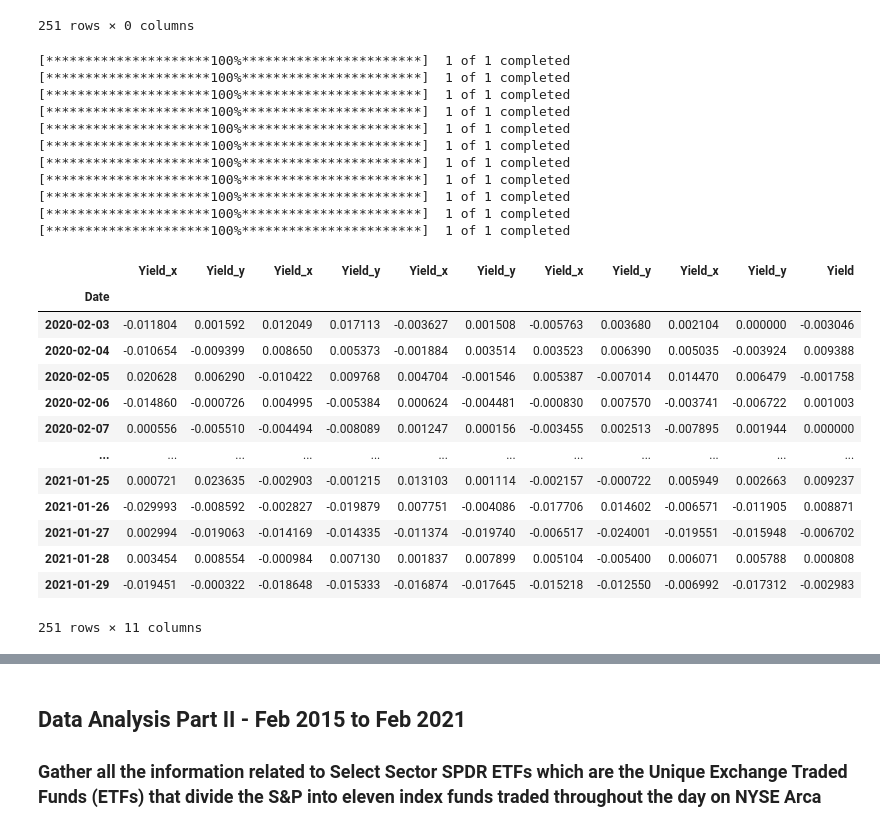
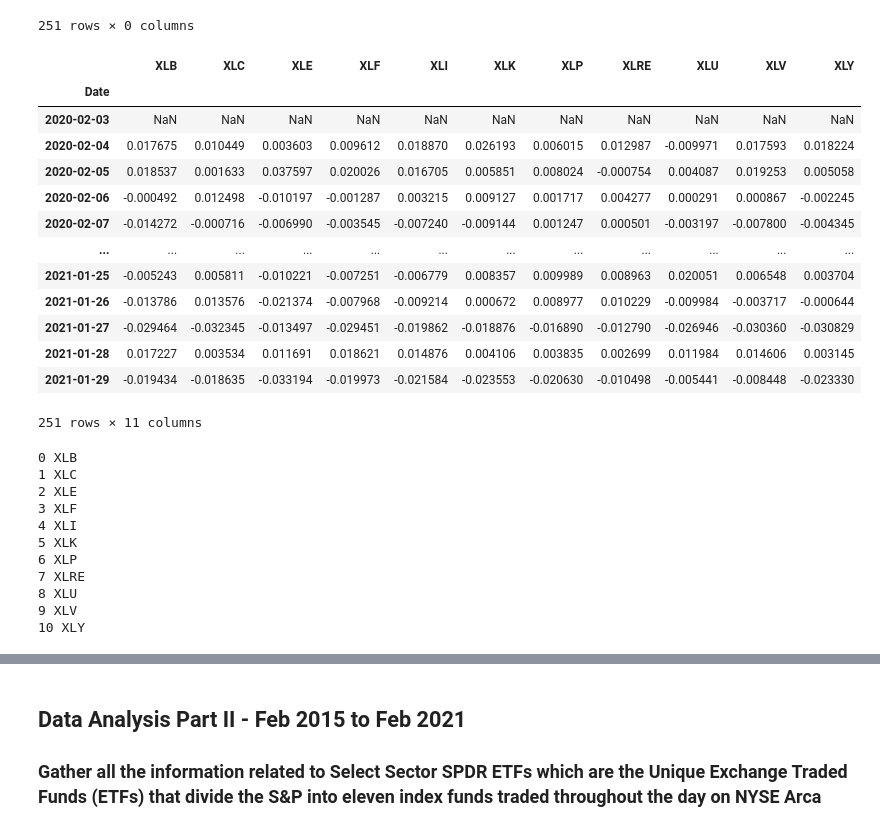
Before and after one commit to Rcidm1994/Project1, a Jupyter notebook: Industry_Performance.ipynb, the cells around one changed output, grey strips where cells are left out. Saved outputs shown, nothing was run; the diff lists cells and outputs as text; code cells hidden in the pictures.

```diff
--- a/Industry_Performance.ipynb
+++ b/Industry_Performance.ipynb
@@ -217,46 +217,37 @@ test
 | 2021-01-28 |
 | 2021-01-29 |
 251 rows × 0 columns
-# %%
-# Earning Anlysis - Calculate the daily change between the close and open price
-ETF = 'XLE XLU XLK XLB XLP XLY XLI XLC XLV XLF XLRE'.split()
-
-# Start creating a new dataframe with dates column of the prior df as an index
-daily_earnings = pd.DataFrame(index= [etf_data.index])
-
-# Iterate through the ETFs lists to gather their data one by one
-for ticker in ETF:
-    data = yf.download(tickers = ticker, start='2020-02-01', end='2021-02-01')
-    # Calculate the daily change (close price - open price) / open price, save the values into a new column
-    data['Yield'] = (data['Close'] - data['Open'])/data['Open']
-    # Merge the results on Date column
-    daily_earnings = daily_earnings.merge(data['Yield'], on='Date')
-
-
-daily_earnings
-# %% [output]
-[*********************100%***********************]  1 of 1 completed
-[*********************100%***********************]  1 of 1 completed
-[*********************100%***********************]  1 of 1 completed
-[*********************100%***********************]  1 of 1 completed
-[*********************100%***********************]  1 of 1 completed
-[*********************100%***********************]  1 of 1 completed
-[*********************100%***********************]  1 of 1 completed
-[*********************100%***********************]  1 of 1 completed
-[*********************100%***********************]  1 of 1 completed
-[*********************100%***********************]  1 of 1 completed
-[*********************100%***********************]  1 of 1 completed
-|  | Yield_x | Yield_y | Yield_x | Yield_y | Yield_x | Yield_y | Yield_x | Yield_y | Yield_x | Yield_y | Yield |
-| Date |  |  |  |  |  |  |  |  |  |  |  |
-| 2020-02-03 | -0.011804 | 0.001592 | 0.012049 | 0.017113 | -0.003627 | 0.001508 | -0.005763 | 0.003680 | 0.002104 | 0.000000 | -0.003046 |
-| 2020-02-04 | -0.010654 | -0.009399 | 0.008650 | 0.005373 | -0.001884 | 0.003514 | 0.003523 | 0.006390 | 0.005035 | -0.003924 | 0.009388 |
-| 2020-02-05 | 0.020628 | 0.006290 | -0.010422 | 0.009768 | 0.004704 | -0.001546 | 0.005387 | -0.007014 | 0.014470 | 0.006479 | -0.001758 |
-| 2020-02-06 | -0.014860 | -0.000726 | 0.004995 | -0.005384 | 0.000624 | -0.004481 | -0.000830 | 0.007570 | -0.003741 | -0.006722 | 0.001003 |
-| 2020-02-07 | 0.000556 | -0.005510 | -0.004494 | -0.008089 | 0.001247 | 0.000156 | -0.003455 | 0.002513 | -0.007895 | 0.001944 | 0.000000 |
-| ... | ... | ... | ... | ... | ... | ... | ... | ... | ... | ... | ... |
-| 2021-01-25 | 0.000721 | 0.023635 | -0.002903 | -0.001215 | 0.013103 | 0.001114 | -0.002157 | -0.000722 | 0.005949 | 0.002663 | 0.009237 |
-| 2021-01-26 | -0.029993 | -0.008592 | -0.002827 | -0.019879 | 0.007751 | -0.004086 | -0.017706 | 0.014602 | -0.006571 | -0.011905 | 0.008871 |
-| 2021-01-27 | 0.002994 | -0.019063 | -0.014169 | -0.014335 | -0.011374 | -0.019740 | -0.006517 | -0.024001 | -0.019551 | -0.015948 | -0.006702 |
-| 2021-01-28 | 0.003454 | 0.008554 | -0.000984 | 0.007130 | 0.001837 | 0.007899 | 0.005104 | -0.005400 | 0.006071 | 0.005788 | 0.000808 |
-| 2021-01-29 | -0.019451 | -0.000322 | -0.018648 | -0.015333 | -0.016874 | -0.017645 | -0.015218 | -0.012550 | -0.006992 | -0.017312 | -0.002983 |
-251 rows × 11 columns
+# %%
+# Earning Anlysis - Calculate the daily change between the close and open price
+daily_earnings = close.pct_change()
+daily_earnings
+# %% [output]
+|  | XLB | XLC | XLE | XLF | XLI | XLK | XLP | XLRE | XLU | XLV | XLY |
+| Date |  |  |  |  |  |  |  |  |  |  |  |
+| 2020-02-03 | NaN | NaN | NaN | NaN | NaN | NaN | NaN | NaN | NaN | NaN | NaN |
+| 2020-02-04 | 0.017675 | 0.010449 | 0.003603 | 0.009612 | 0.018870 | 0.026193 | 0.006015 | 0.012987 | -0.009971 | 0.017593 | 0.018224 |
+| 2020-02-05 | 0.018537 | 0.001633 | 0.037597 | 0.020026 | 0.016705 | 0.005851 | 0.008024 | -0.000754 | 0.004087 | 0.019253 | 0.005058 |
+| 2020-02-06 | -0.000492 | 0.012498 | -0.010197 | -0.001287 | 0.003215 | 0.009127 | 0.001717 | 0.004277 | 0.000291 | 0.000867 | -0.002245 |
+| 2020-02-07 | -0.014272 | -0.000716 | -0.006990 | -0.003545 | -0.007240 | -0.009144 | 0.001247 | 0.000501 | -0.003197 | -0.007800 | -0.004345 |
+| ... | ... | ... | ... | ... | ... | ... | ... | ... | ... | ... | ... |
+| 2021-01-25 | -0.005243 | 0.005811 | -0.010221 | -0.007251 | -0.006779 | 0.008357 | 0.009989 | 0.008963 | 0.020051 | 0.006548 | 0.003704 |
+| 2021-01-26 | -0.013786 | 0.013576 | -0.021374 | -0.007968 | -0.009214 | 0.000672 | 0.008977 | 0.010229 | -0.009984 | -0.003717 | -0.000644 |
+| 2021-01-27 | -0.029464 | -0.032345 | -0.013497 | -0.029451 | -0.019862 | -0.018876 | -0.016890 | -0.012790 | -0.026946 | -0.030360 | -0.030829 |
+| 2021-01-28 | 0.017227 | 0.003534 | 0.011691 | 0.018621 | 0.014876 | 0.004106 | 0.003835 | 0.002699 | 0.011984 | 0.014606 | 0.003145 |
+| 2021-01-29 | -0.019434 | -0.018635 | -0.033194 | -0.019973 | -0.021584 | -0.023553 | -0.020630 | -0.010498 | -0.005441 | -0.008448 | -0.023330 |
+251 rows × 11 columns
+# %%
+for i, v in enumerate(daily_earnings):
+    print(i,v)
+# %% [output]
+0 XLB
+1 XLC
+2 XLE
+3 XLF
+4 XLI
+5 XLK
+6 XLP
+7 XLRE
+8 XLU
+9 XLV
+10 XLY
```
Also changed, not shown: parts of 13 cells of this notebook.
